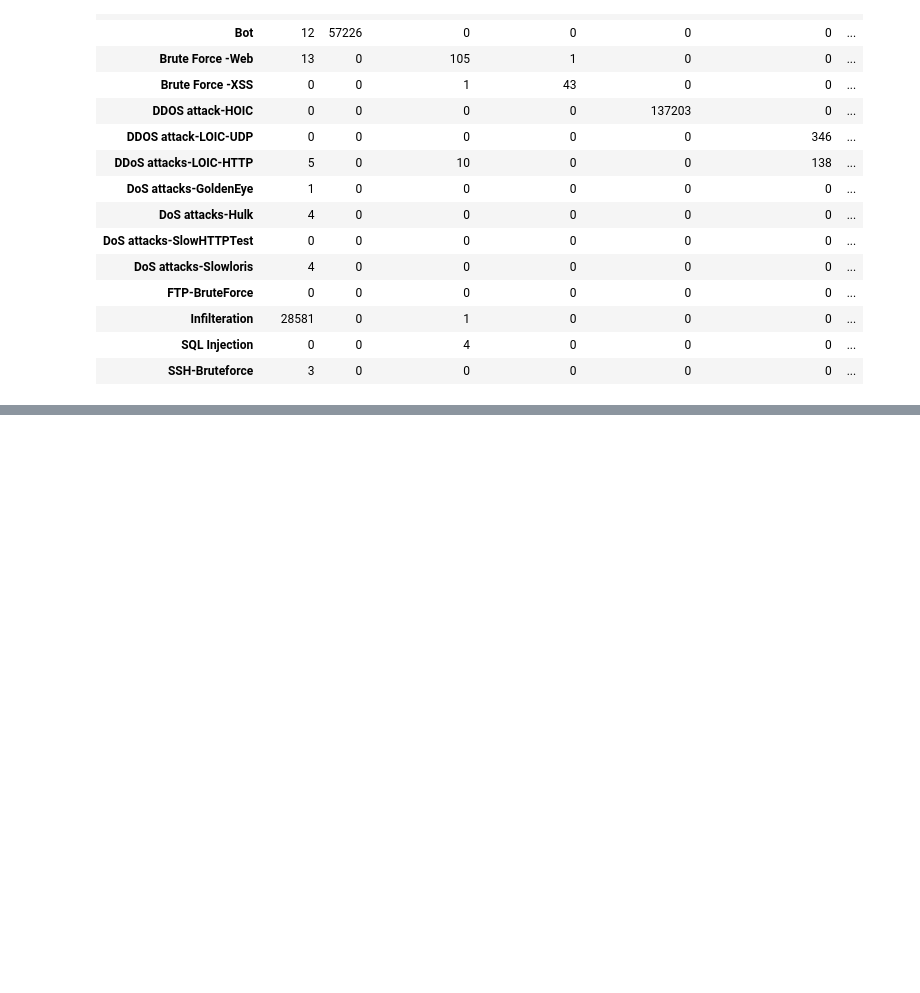
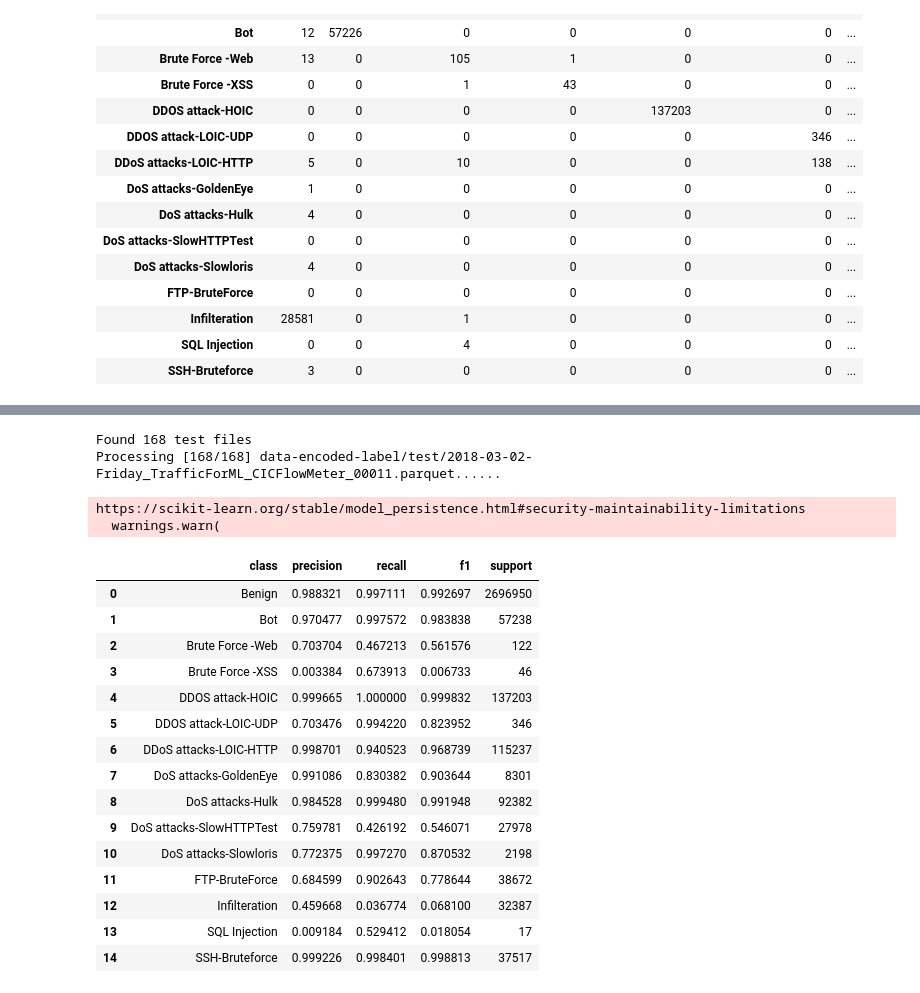
Before and after one commit to JoxNeis/ml-ids, a Jupyter notebook: mlids.ipynb, the cells around one changed output, grey strips where cells are left out. Drawn from its saved outputs; the diff is of its cells as text; code cells hidden in the pictures; blank space fills up the shorter version.

```diff
--- a/mlids.ipynb
+++ b/mlids.ipynb
@@ -1523,0 +2294,28 @@ https://scikit-learn.org/stable/model_persistence.html#security-maintainability-
+# %%
+svm_test_pred, svm_test_true = load_predictions_and_labels(
+    os.path.join(PATH_FOLDER_PREDICTION_RESULT, "SVM", "test"), "test"
+)
+# %% [output]
+Found 168 test files
+Processing [168/168] data-encoded-label/test/2018-03-02-Friday_TrafficForML_CICFlowMeter_00011.parquet......
+# %%
+get_classification_report(pred=svm_test_pred, true=svm_test_true)
+# %% [output]
+https://scikit-learn.org/stable/model_persistence.html#security-maintainability-limitations
+  warnings.warn(
+|  | class | precision | recall | f1 | support |
+| 0 | Benign | 0.988321 | 0.997111 | 0.992697 | 2696950 |
+| 1 | Bot | 0.970477 | 0.997572 | 0.983838 | 57238 |
+| 2 | Brute Force -Web | 0.703704 | 0.467213 | 0.561576 | 122 |
+| 3 | Brute Force -XSS | 0.003384 | 0.673913 | 0.006733 | 46 |
+| 4 | DDOS attack-HOIC | 0.999665 | 1.000000 | 0.999832 | 137203 |
+| 5 | DDOS attack-LOIC-UDP | 0.703476 | 0.994220 | 0.823952 | 346 |
+| 6 | DDoS attacks-LOIC-HTTP | 0.998701 | 0.940523 | 0.968739 | 115237 |
+| 7 | DoS attacks-GoldenEye | 0.991086 | 0.830382 | 0.903644 | 8301 |
+| 8 | DoS attacks-Hulk | 0.984528 | 0.999480 | 0.991948 | 92382 |
+| 9 | DoS attacks-SlowHTTPTest | 0.759781 | 0.426192 | 0.546071 | 27978 |
+| 10 | DoS attacks-Slowloris | 0.772375 | 0.997270 | 0.870532 | 2198 |
+| 11 | FTP-BruteForce | 0.684599 | 0.902643 | 0.778644 | 38672 |
+| 12 | Infilteration | 0.459668 | 0.036774 | 0.068100 | 32387 |
+| 13 | SQL Injection | 0.009184 | 0.529412 | 0.018054 | 17 |
+| 14 | SSH-Bruteforce | 0.999226 | 0.998401 | 0.998813 | 37517 |
```
Also changed, not shown: parts of 90 cells of this notebook, 3 other files.
